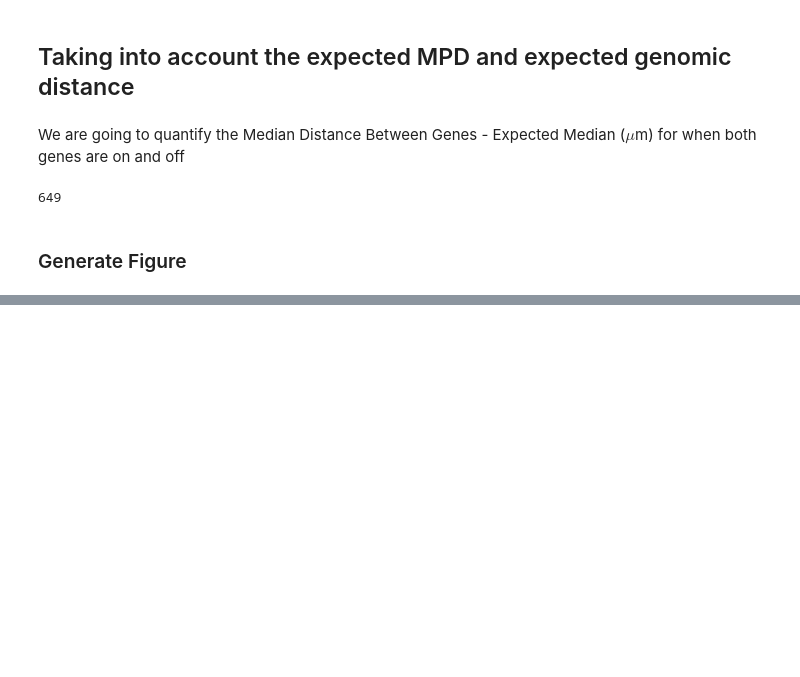
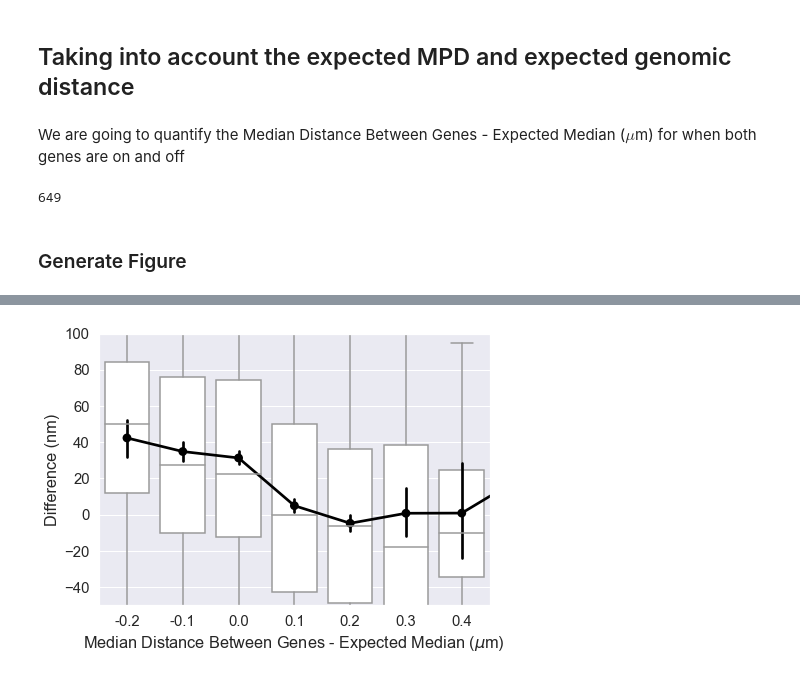
Before and after one commit to CHB-Bohrer/co-bursting, a Jupyter notebook: Analysis_2.ipynb, the cells around one changed output, grey strips where cells are left out. Drawn from its saved outputs; the diff is of its cells as text; code cells hidden in the pictures; blank space fills up the shorter version.

```diff
--- a/Analysis_2.ipynb
+++ b/Analysis_2.ipynb
@@ -352,0 +441,18 @@ fig.savefig("Figures/"+"First_Box_Plot_Distance_both.png", dpi=300, bbox_inches=
+# %%
+from numpy import mean
+df2['Median Distance Between Genes - Expected Median ($\mu$m)']=np.round(df2['Median Distance Between Genes - Expected Median ($\mu$m)'],1)
+
+sns.set(font_scale=1.35)
+fig=plt.figure()
+
+ax = sns.boxplot(x='Median Distance Between Genes - Expected Median ($\mu$m)', y='Difference (nm)',
+                    data=df2, color='white')
+ax=sns.pointplot( x='Median Distance Between Genes - Expected Median ($\mu$m)', y='Difference (nm)',
+                    data=df2, estimator=mean,color='black')
+
+plt.xlim(-.5,6.5)
+plt.ylim(-50,100)
+fig.set_size_inches(7,5)
+fig.savefig("Figures/"+"First_Box_Plot_Distance_both.png", dpi=300, bbox_inches='tight')
+# %% [output]
+[figure, added]
```
Also changed, not shown: parts of 3 cells of this notebook, 1 other file.
